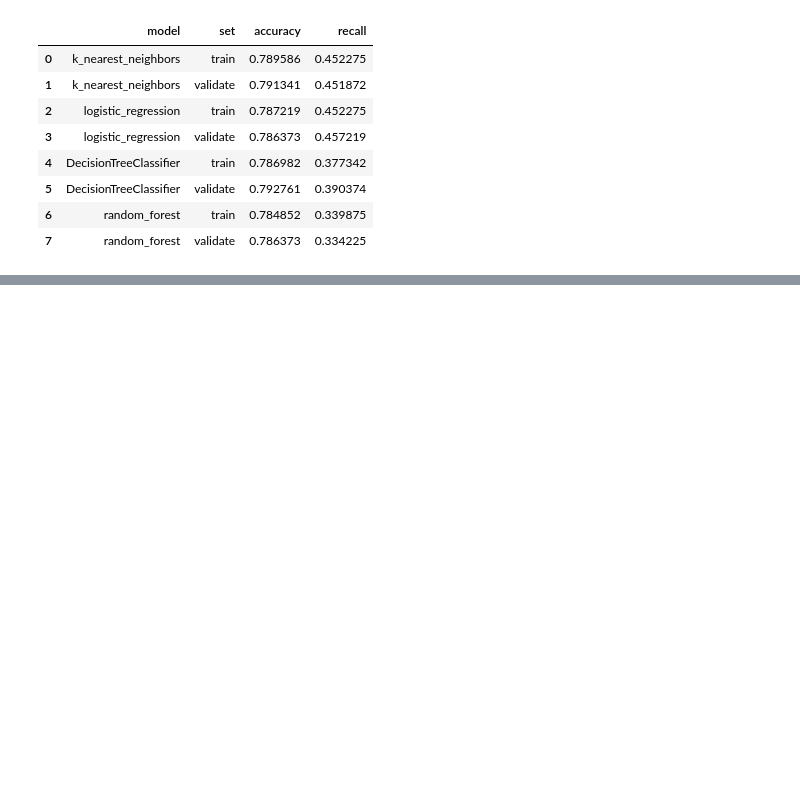
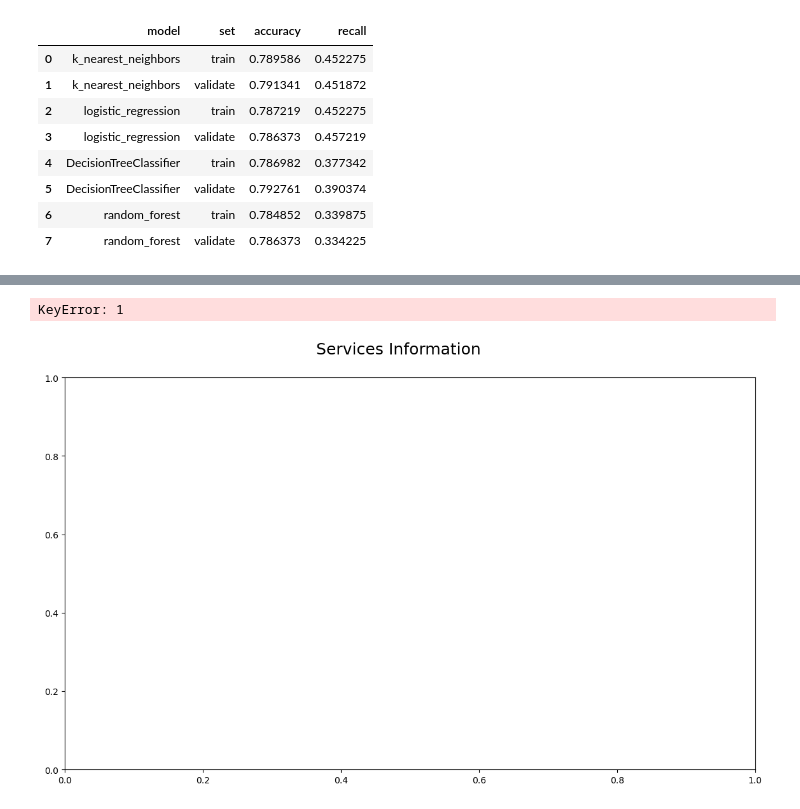
Before and after one commit to scottbarnett97/Telco-Classification-Project, a Jupyter notebook: telco_workbook.ipynb, the cells around one changed output, grey strips where cells are left out. Saved outputs shown, nothing was run; the diff lists cells and outputs as text; code cells hidden in the pictures; blank space fills up the shorter version.

```diff
--- a/telco_workbook.ipynb
+++ b/telco_workbook.ipynb
@@ -1724,0 +1938,10 @@ results
+# %%
+
+# stacked plot of services columns
+services_columns = ['phone_service', 'multiple_lines', 'internet_service_type', 'online_security',
+                   'online_backup', 'device_protection', 'tech_support', 'streaming_tv', 'streaming_movies']
+# stacked plot of services columns
+grouped_bar_chart6(train,services_columns, 'Services Information')
+# %% [output]
+KeyError: 1
+[figure, added]
```
Also changed, not shown: parts of 8 cells of this notebook, 3 other files.
